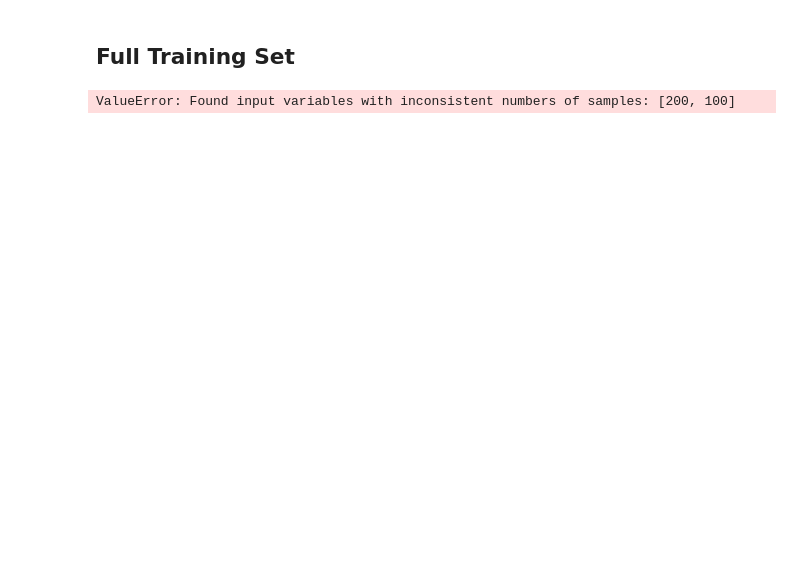
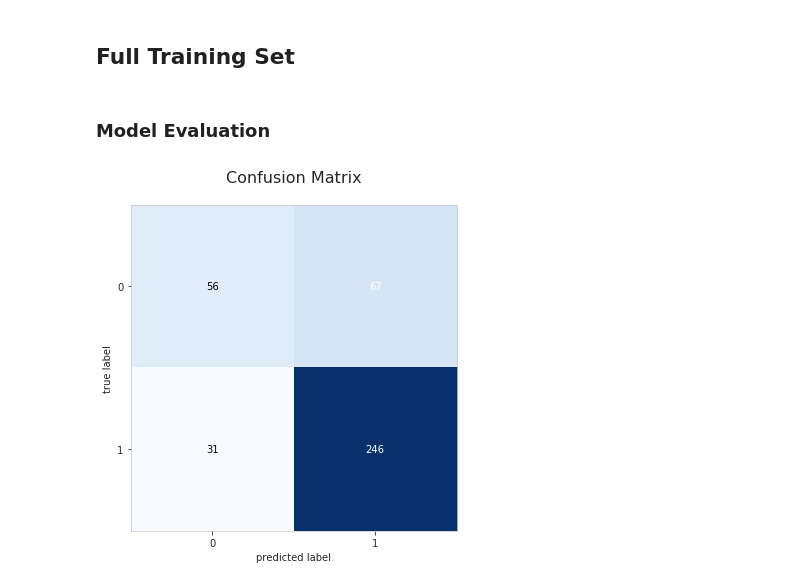
Before and after one commit to jaspajjr/weka-german-credit, a Jupyter notebook: modelling-credit-risk.ipynb, the cells around one changed output. Saved outputs shown, nothing was run; the diff lists cells and outputs as text; code cells hidden in the pictures; blank space fills up the shorter version.

```diff
--- a/modelling-credit-risk.ipynb
+++ b/modelling-credit-risk.ipynb
@@ -102,17 +117,19 @@ fig.legend(loc=3);
 ## Full Training Set
 # %%
 pipe.fit(X_train, y_train)
-y_pred = pipe.predict(X_validation)
+y_pred = pipe.predict(X_test)
+# %% [markdown]
+### Model Evaluation
 # %%
 sns.set_style("whitegrid")
 
 fig, ax = plot_confusion_matrix(
-    conf_mat=confusion_matrix(y_validation, y_pred),
-    hide_spines=True, hide_ticks=True,
+    conf_mat=confusion_matrix(y_test, y_pred, labels=[0, 1]),
+    hide_spines=False, hide_ticks=False,
     figsize=(8, 6))
 
 ax.set_title('Confusion Matrix',
              fontdict={'fontsize': 16});
 # %% [output]
-ValueError: Found input variables with inconsistent numbers of samples: [200, 100]
+[figure, added]
 # %%
```
Also changed, not shown: parts of 12 cells of this notebook.
